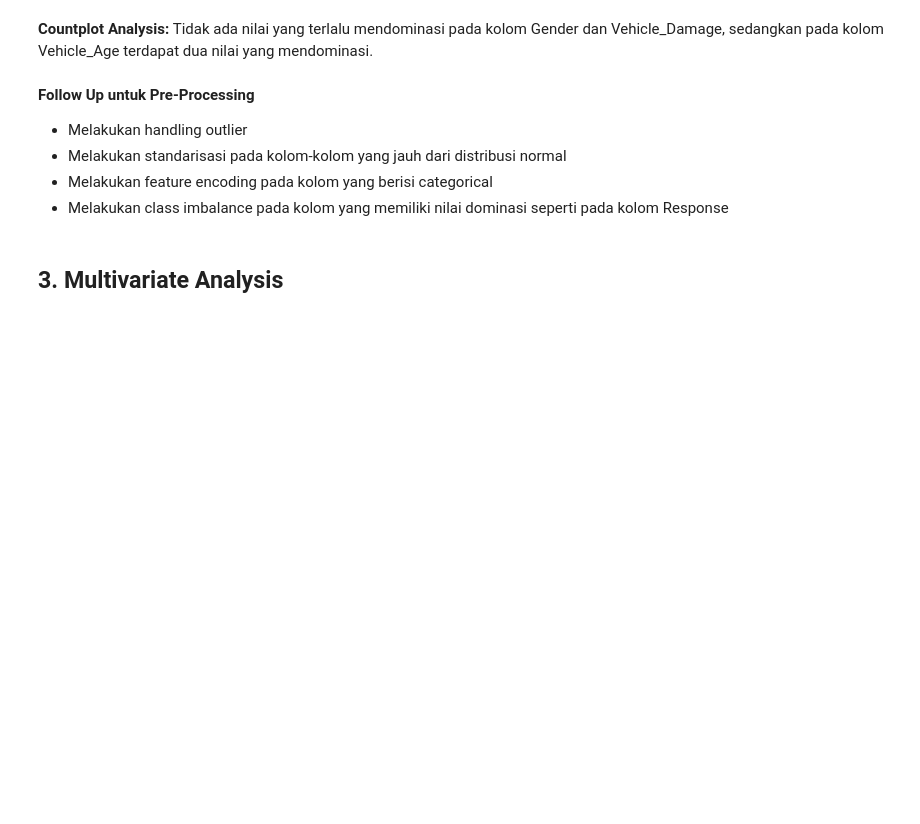
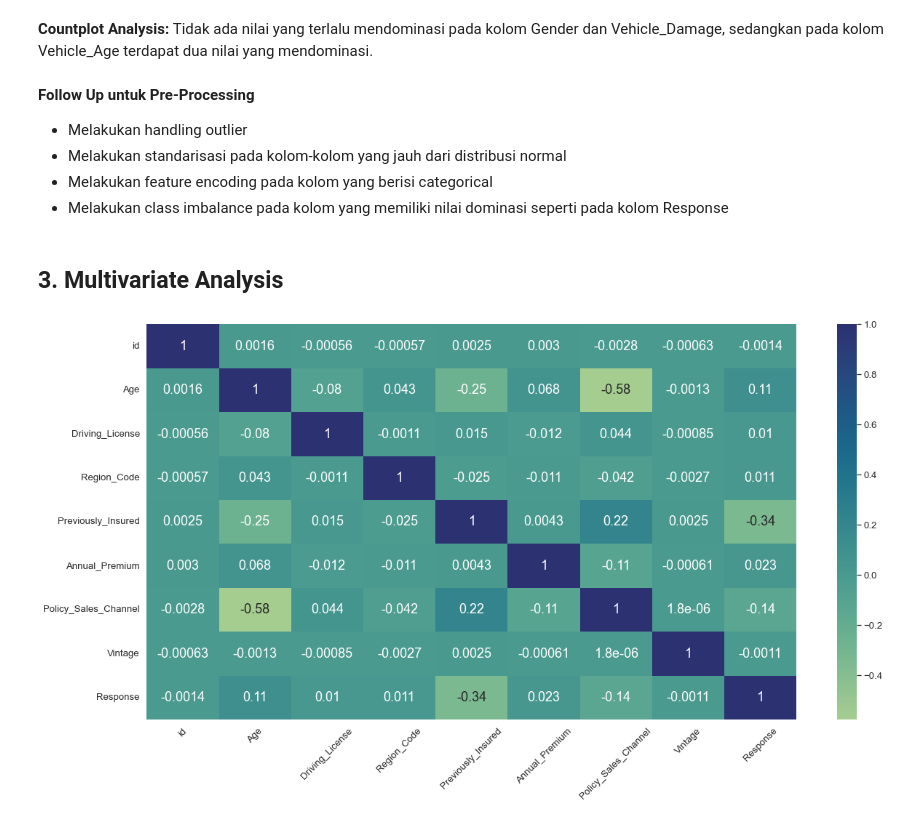
Before and after one commit to anggitask/Hello_Sigma, a Jupyter notebook: FinPro Sigma EDA.ipynb, the cells around one changed output. Saved outputs shown, nothing was run; the diff lists cells and outputs as text; code cells hidden in the pictures; blank space fills up the shorter version.

```diff
--- a/FinPro Sigma EDA.ipynb
+++ b/FinPro Sigma EDA.ipynb
@@ -207,3 +234,11 @@ for i in range(0, len(fitur)):
 - Melakukan class imbalance pada kolom yang memiliki nilai dominasi seperti pada kolom Response
 # %% [markdown]
 ## 3. Multivariate Analysis
+# %%
+plt.figure(figsize=(20,10))
+sns.set(font_scale=1.2)
+sns.heatmap(df.corr(),cmap="crest",annot=True,annot_kws={"size": 18})
+plt.xticks(rotation = 45)
+plt.show()
+# %% [output]
+[figure, added]
```
Also changed, not shown: parts of 13 cells of this notebook.
